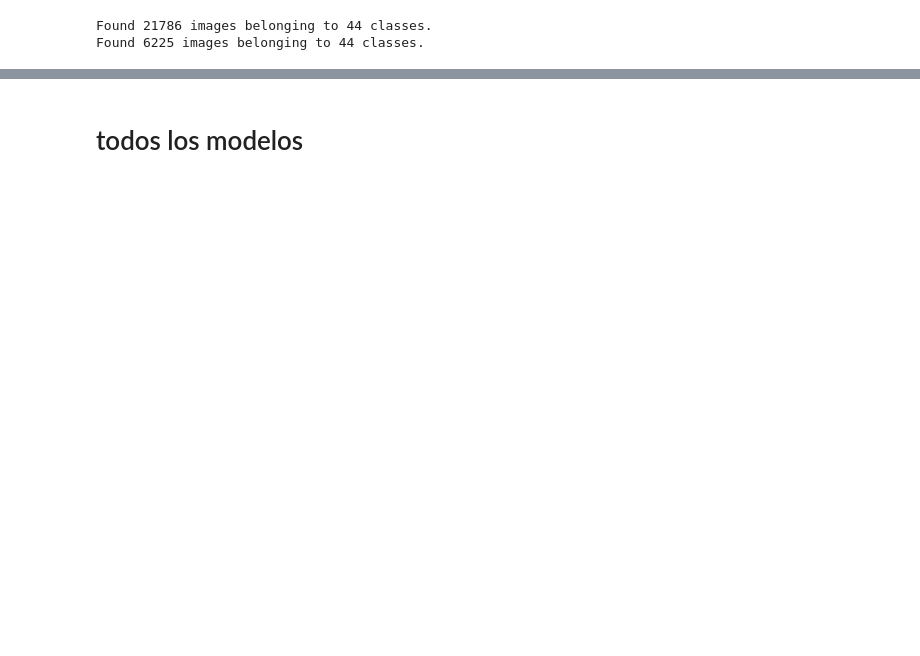
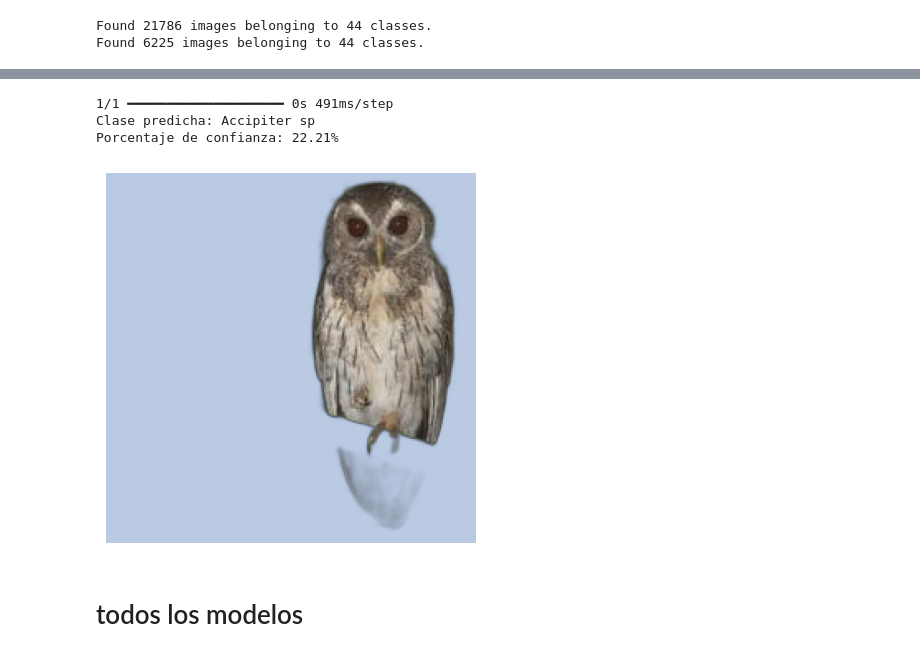
Before and after one commit to danielmedinam03/EntrenamientoElectiva3, a Jupyter notebook: ENTRENAMIENTO.ipynb, the cells around one changed output, grey strips where cells are left out. Cells and saved outputs as stored; diff of their text form; code cells hidden in the pictures; blank space fills up the shorter version.

Commit message:
update primer modelo entrenado, no se puede cargar el modelo ya que pesa mas de 100MB

```diff
--- a/ENTRENAMIENTO.ipynb
+++ b/ENTRENAMIENTO.ipynb
@@ -227,34 +253,39 @@ from keras.models import load_model
 
 
 # Cargar el modelo
-modelt = load_model('models/optimizado.keras')
+modelt = load_model('models/model_VGG16_v.keras')
 #modelt = custom_vgg_model
 
 # Ruta de la imagen de prueba
 #imaget_path = "ImagenPrueba_sin_fondo.jpg"
 
 # Leer la imagen, cambiar tamaño y preprocesar
 imaget=cv2.resize(cv2.imread(imaget_path), (width_shape, height_shape), interpolation = cv2.INTER_AREA)
 xt = np.asarray(imaget)
 xt=preprocess_input(xt)
 xt = np.expand_dims(xt,axis=0)
 
 # Obtener las predicciones del modelo
 preds = modelt.predict(xt)
 
 # Obtener la clase predicha y su porcentaje de confianza
 predicted_class_index = np.argmax(preds)
 predicted_class_name = names[predicted_class_index]
 confidence_percentage = preds[0][predicted_class_index] * 100
 
 # Imprimir el resultado
 print(f'Clase predicha: {predicted_class_name}')
 print(f'Porcentaje de confianza: {confidence_percentage:.2f}%')
 
 # Mostrar la imagen
 plt.imshow(cv2.cvtColor(np.asarray(imaget), cv2.COLOR_BGR2RGB))
 plt.axis('off')
 plt.show()
+# %% [output]
+1/1 ━━━━━━━━━━━━━━━━━━━━ 0s 491ms/step
+Clase predicha: Accipiter sp
+Porcentaje de confianza: 22.21%
+[figure, added]
 # %%
 from sklearn.metrics import confusion_matrix, f1_score, roc_curve, precision_score, recall_score, accuracy_score, roc_auc_score
 from sklearn import metrics
```
Also changed, not shown: parts of 4 cells of this notebook, 1 other file.
